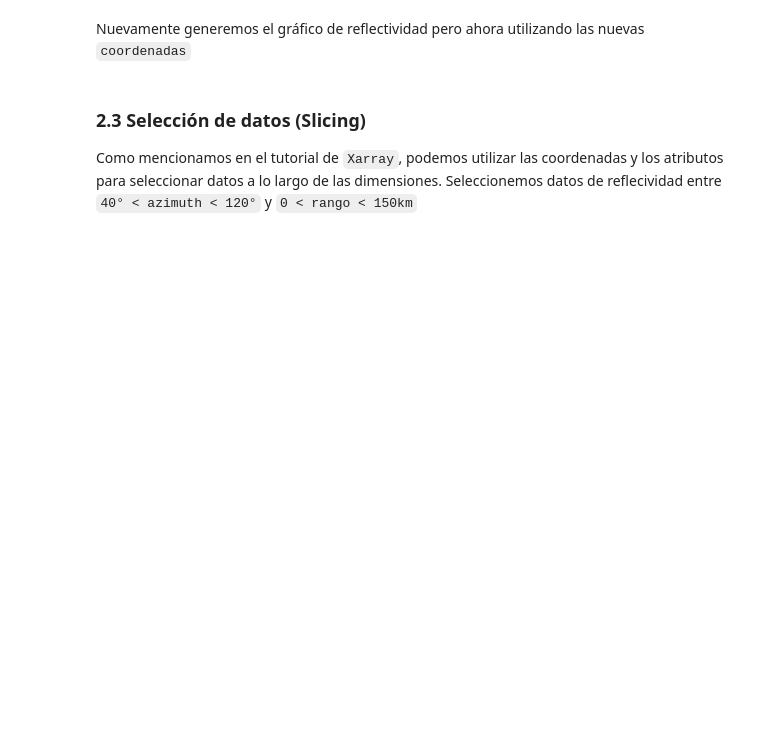
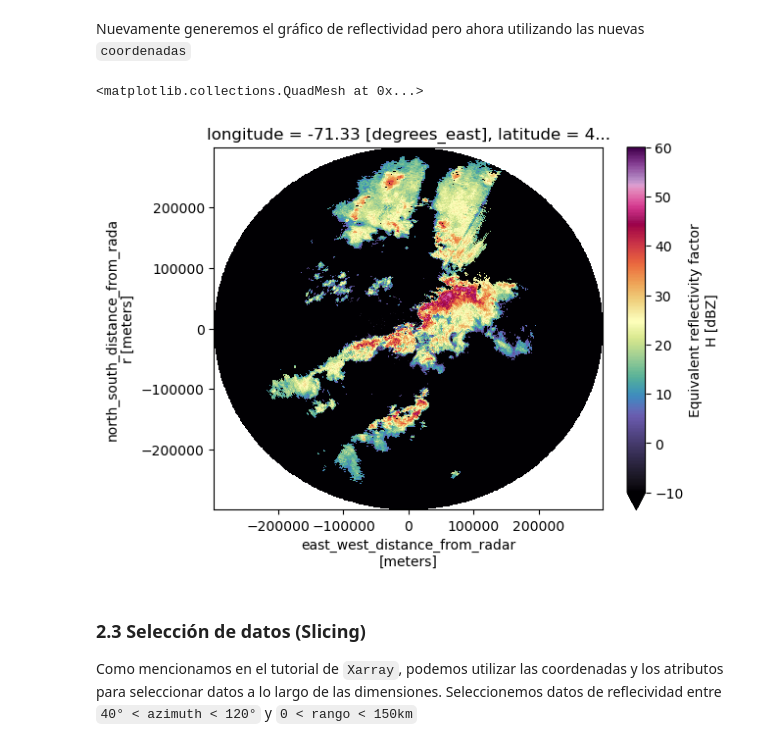
Before and after one commit to ProjectPythia/AtmosCol-2023, a Jupyter notebook: _sources/notebooks/1.fundamentos/PyArt-Xradar.ipynb, the cells around one changed output. Cells and saved outputs as stored; diff of their text form; code cells hidden in the pictures; blank space fills up the shorter version.

```diff
--- a/_sources/notebooks/1.fundamentos/PyArt-Xradar.ipynb
+++ b/_sources/notebooks/1.fundamentos/PyArt-Xradar.ipynb
@@ -159,7 +292,10 @@ radar_xd['sweep_0'].x
 # %% [markdown]
 Nuevamente generemos el gráfico de reflectividad pero ahora utilizando las nuevas `coordenadas`
 # %%
-radar_xd['sweep_0']['DBZH'].plot(x='x', y='y', cmap='ChaseSpectral', vmin=-10, vmax=60)
+radar_xd['sweep_0']['DBZH'].plot(x='x', y='y', cmap='pyart_ChaseSpectral', vmin=-10, vmax=60)
+# %% [output]
+<matplotlib.collections.QuadMesh at 0x...>
+[figure, added]
 # %% [markdown]
 ### 2.3 Selección de datos (Slicing)
 
```
Also changed, not shown: parts of 28 cells of this notebook, 10 other files.
